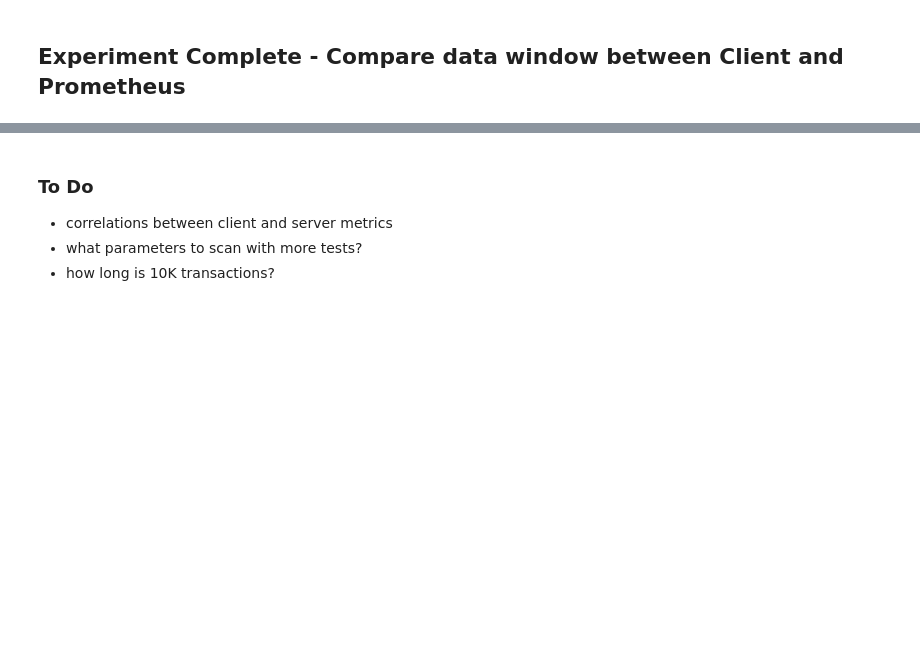
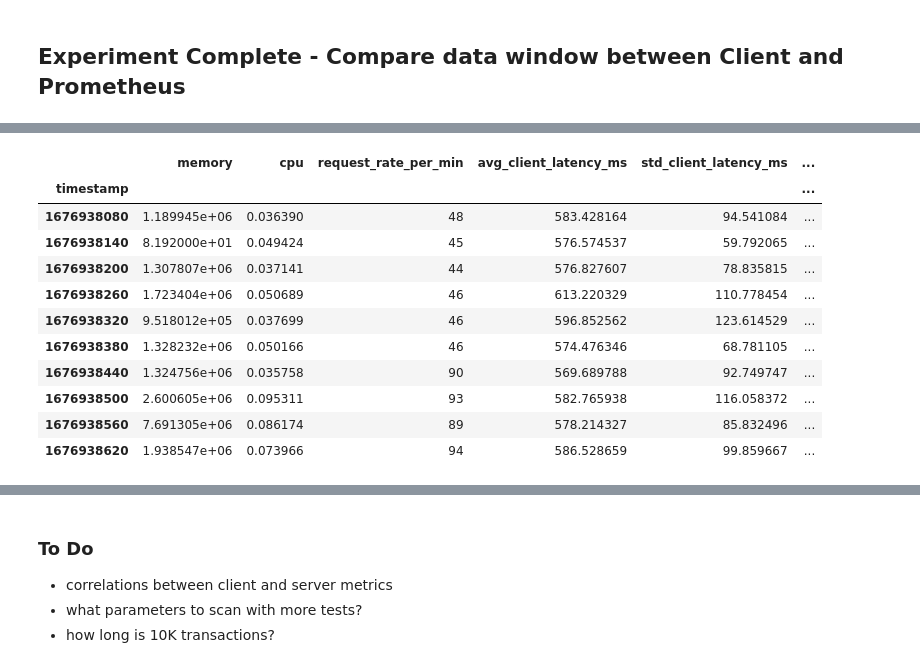
Before and after one commit to DrSkippy/Deploy-ML-Models, a Jupyter notebook: LoadFlaskDeploy/notebooks/EDA.ipynb, the cells around one changed output, grey strips where cells are left out. Saved outputs shown, nothing was run; the diff lists cells and outputs as text; code cells hidden in the pictures; blank space fills up the shorter version.

```diff
--- a/LoadFlaskDeploy/notebooks/EDA.ipynb
+++ b/LoadFlaskDeploy/notebooks/EDA.ipynb
@@ -154,0 +132,16 @@ util.plot_pod_metrics(result)
+# %%
+df = util.combined_data_set(current_experiment)
+df.head(10)
+# %% [output]
+|  | memory | cpu | request_rate_per_min | avg_client_latency_ms | std_client_latency_ms | ... |
+| timestamp |  |  |  |  |  | ... |
+| 1676938080 | 1.189945e+06 | 0.036390 | 48 | 583.428164 | 94.541084 | ... |
+| 1676938140 | 8.192000e+01 | 0.049424 | 45 | 576.574537 | 59.792065 | ... |
+| 1676938200 | 1.307807e+06 | 0.037141 | 44 | 576.827607 | 78.835815 | ... |
+| 1676938260 | 1.723404e+06 | 0.050689 | 46 | 613.220329 | 110.778454 | ... |
+| 1676938320 | 9.518012e+05 | 0.037699 | 46 | 596.852562 | 123.614529 | ... |
+| 1676938380 | 1.328232e+06 | 0.050166 | 46 | 574.476346 | 68.781105 | ... |
+| 1676938440 | 1.324756e+06 | 0.035758 | 90 | 569.689788 | 92.749747 | ... |
+| 1676938500 | 2.600605e+06 | 0.095311 | 93 | 582.765938 | 116.058372 | ... |
+| 1676938560 | 7.691305e+06 | 0.086174 | 89 | 578.214327 | 85.832496 | ... |
+| 1676938620 | 1.938547e+06 | 0.073966 | 94 | 586.528659 | 99.859667 | ... |
```
Also changed, not shown: parts of 17 cells of this notebook, 7 other files.
